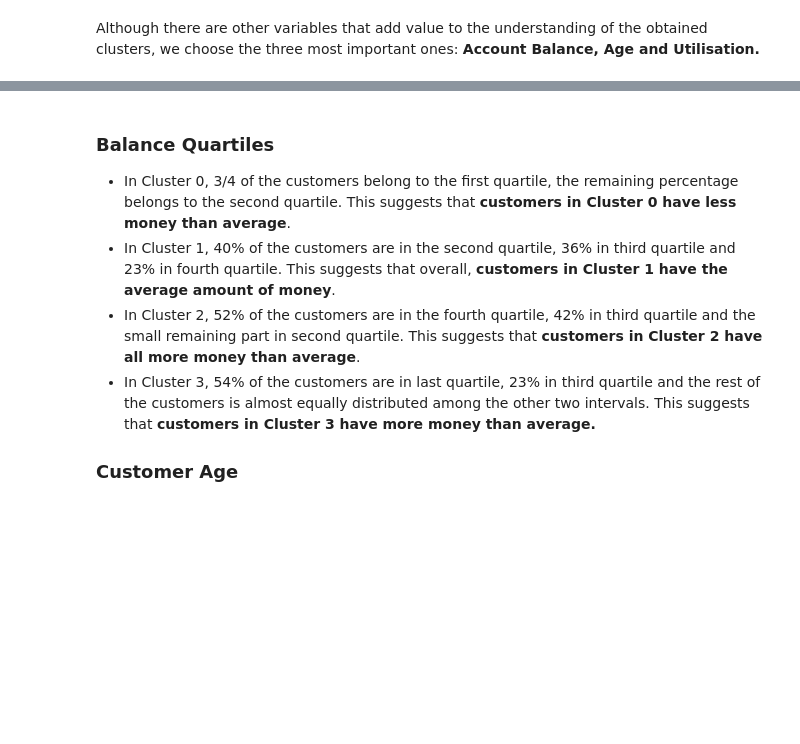
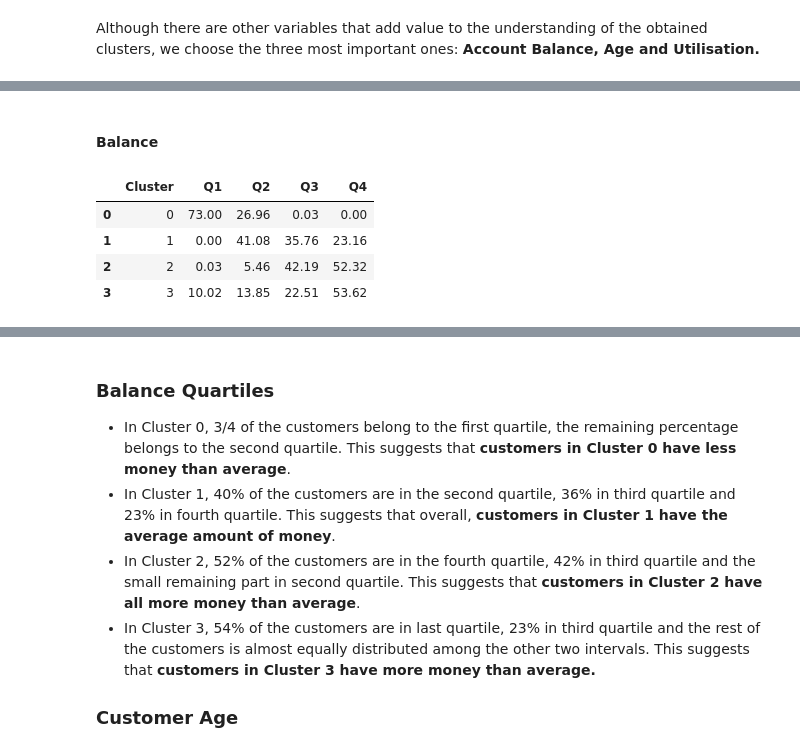
Before and after one commit to FrancescoRedaelli/ADM-HW4-Group31, a Jupyter notebook: main.ipynb, the cells around one changed output, grey strips where cells are left out. Saved outputs shown, nothing was run; the diff lists cells and outputs as text; code cells hidden in the pictures; blank space fills up the shorter version.

```diff
--- a/main.ipynb
+++ b/main.ipynb
@@ -1077,0 +1053,10 @@ Utilisation
+# %% [markdown]
+#### Balance
+# %%
+df1
+# %% [output]
+|  | Cluster | Q1 | Q2 | Q3 | Q4 |
+| 0 | 0 | 73.00 | 26.96 | 0.03 | 0.00 |
+| 1 | 1 | 0.00 | 41.08 | 35.76 | 23.16 |
+| 2 | 2 | 0.03 | 5.46 | 42.19 | 52.32 |
+| 3 | 3 | 10.02 | 13.85 | 22.51 | 53.62 |
```
Also changed, not shown: parts of 13 cells of this notebook, 1 other file.
